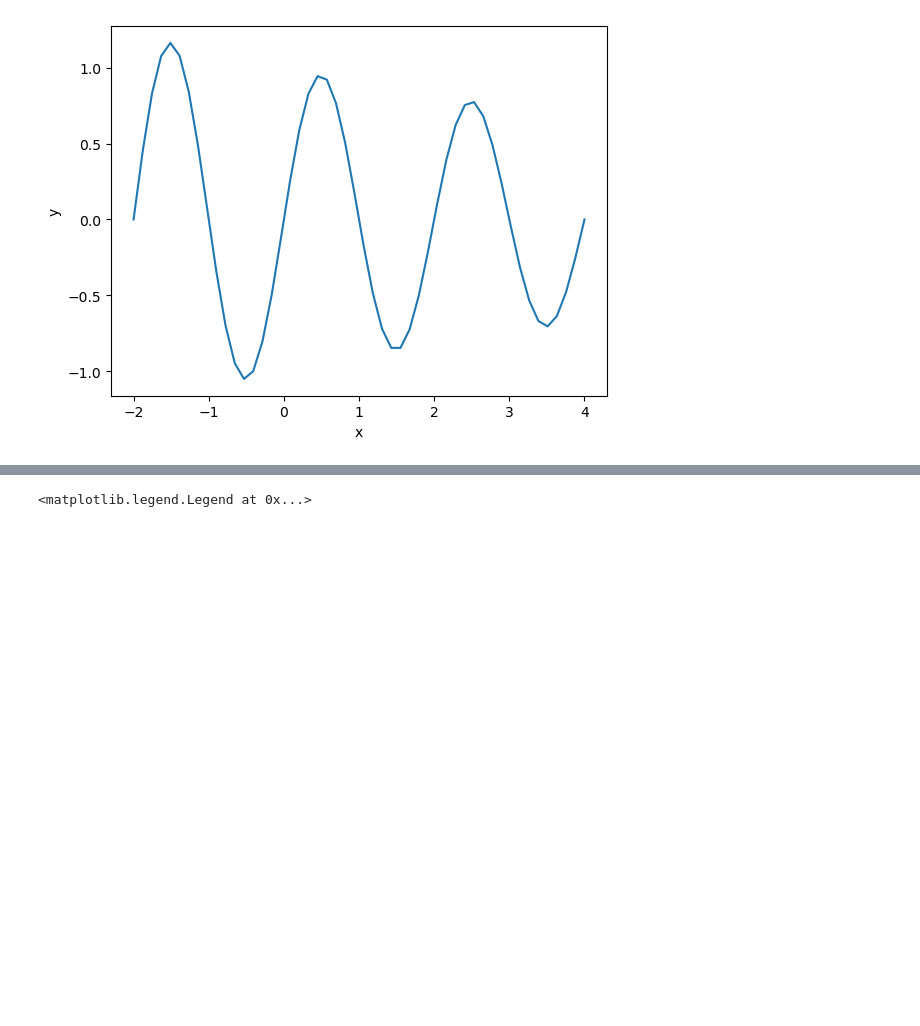
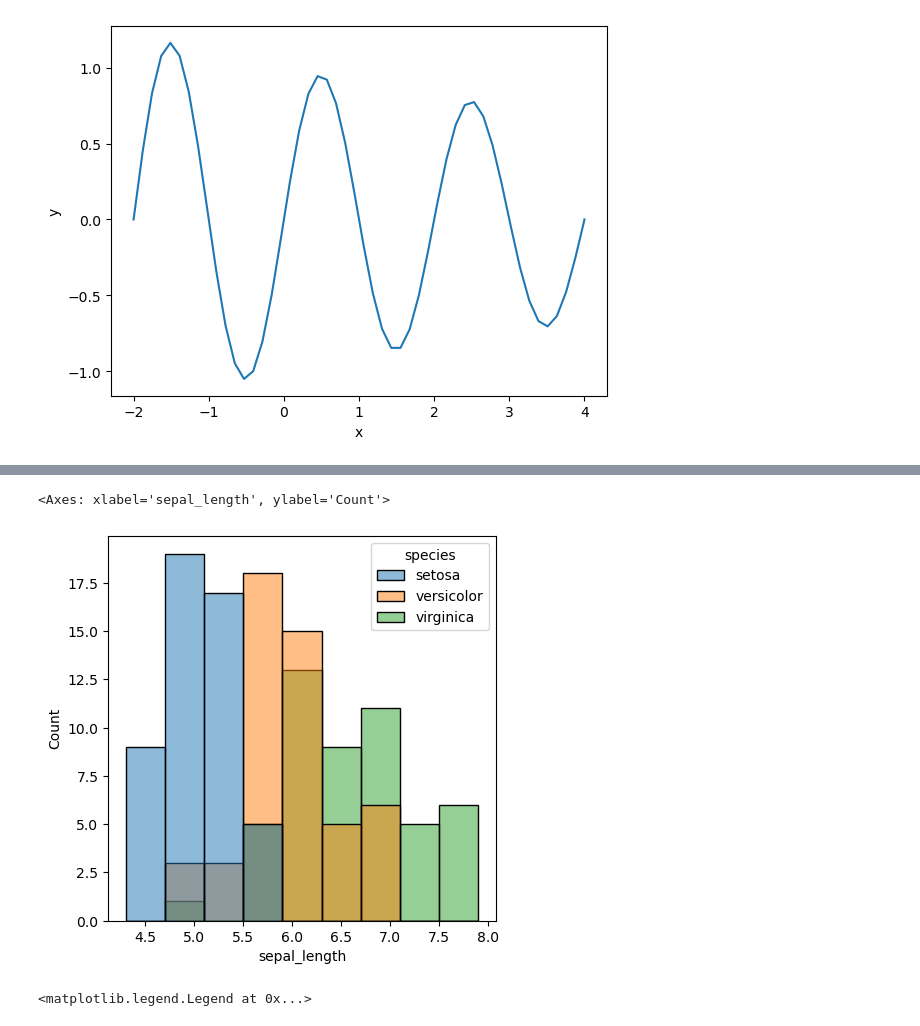
Before and after one commit to NicoClinco/ADVANCED_PROGRAMMING, a Jupyter notebook: Exercises/EX_11_NUMPY_PANDAS/Exercises_scipy_nmpy.ipynb, the cells around one changed output, grey strips where cells are left out. Drawn from its saved outputs; the diff is of its cells as text; code cells hidden in the pictures; blank space fills up the shorter version.

```diff
--- a/Exercises/EX_11_NUMPY_PANDAS/Exercises_scipy_nmpy.ipynb
+++ b/Exercises/EX_11_NUMPY_PANDAS/Exercises_scipy_nmpy.ipynb
@@ -74,3 +102,14 @@ Local minima found:    message: Optimization terminated successfully.
+# %%
+import seaborn as sns
+
+fig,ax = plt.subplots(figsize=(5,5));
+Iris = pd.read_csv("iris.csv");
+Iris_grouped = Iris.groupby("species");
+#Iris_grouped.plot.hist(x="sepal_length")
+sns.histplot(data=Iris,x="sepal_length",hue="species")
+# %% [output]
+<Axes: xlabel='sepal_length', ylabel='Count'>
+[figure, added]
 # %%
 # Last Exercise wheater_data:
 import pandas as pd
```
Also changed, not shown: parts of 1 cell of this notebook, 4 other files.
